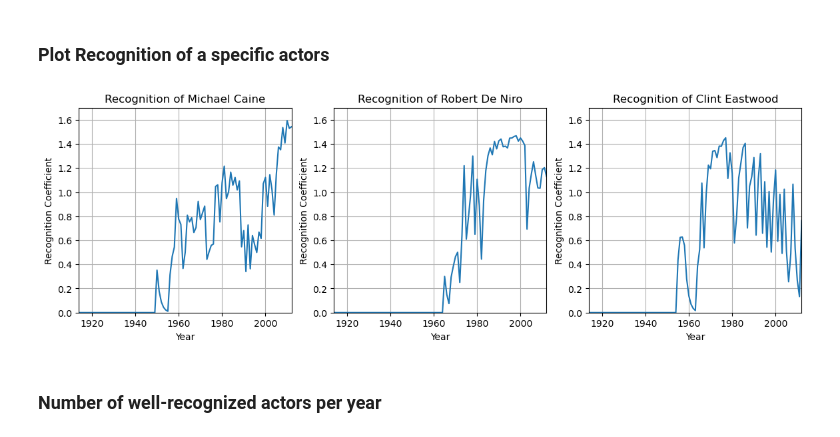
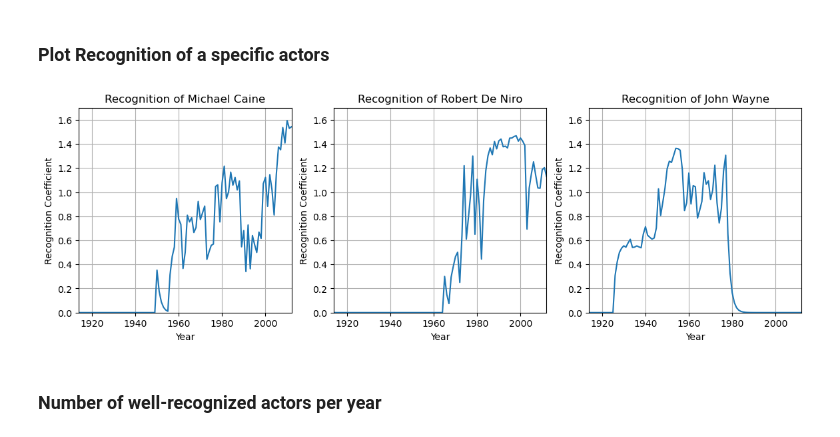
Before and after one commit to epfl-ada/ada-2023-project-pandateam23, a Jupyter notebook: Pico-Andre_.ipynb, the cells around one changed output. Cells and saved outputs as stored; diff of their text form; code cells hidden in the pictures.

```diff
--- a/Pico-Andre_.ipynb
+++ b/Pico-Andre_.ipynb
@@ -365,8 +365,9 @@ actor_popularity_movie_coef.head(2)
 This is done by taking the mean of the Recognition Coefficient of the movies the Actor played in each year
 # %%
 # Compute Actor Recognition Coefficient for every Actor every Year
-actor_movie_year = actor_popularity_movie_coef.groupby(['Actor Name', 'Year'])['Recognition Coefficient'].mean().reset_index()
-
+actor_movie_year = actor_popularity_movie_coef.groupby(['Actor Name', 'Year'])\
+    .agg({'Recognition Coefficient': 'mean', 'Date': 'first','Actor date of birth': 'first',\
+          'Actor gender': 'first','Actor ethnicity (Freebase ID)': 'first'}).reset_index()
 actor_movie_year = actor_movie_year.sort_values(by='Year',ascending=True)
 
 actor_movie_year.head(2)
@@ -623,28 +627,27 @@ This result should be further explored in P3, to find the reasons for this relat
 # %% [markdown]
 ### Plot Recognition of a specific actors
 # %%
-actor_names = ['Michael Caine','Robert De Niro','Clint Eastwood'] # Max von Sydow
-
+actor_names = ['Michael Caine','Robert De Niro','John Wayne']
 
 fig, axes = plt.subplots(1, len(actor_names), figsize=(14, 4))
 
 
 for i, actor_name in enumerate(actor_names):
     particular_actor_df = actor_year_df[actor_year_df['Actor Name'] == actor_name]
     years = particular_actor_df['Year']
     coefficients = particular_actor_df['Coefficient with Past']
     axes[i].plot(years, coefficients)
     axes[i].set_title(f'Recognition of {actor_name}')
     axes[i].set_xlabel('Year')
     axes[i].set_ylabel('Recognition Coefficient')
     axes[i].grid(True)
 
     axes[i].set_xlim(1914, 2012)
     axes[i].set_ylim(0, 1.7)
 
 plt.show()
 # %% [output]
-[figure, old version]
+[figure, new version]
 # %% [markdown]
 ### Number of well-recognized actors per year
 # %%
```
Also changed, not shown: parts of 7 cells of this notebook.
